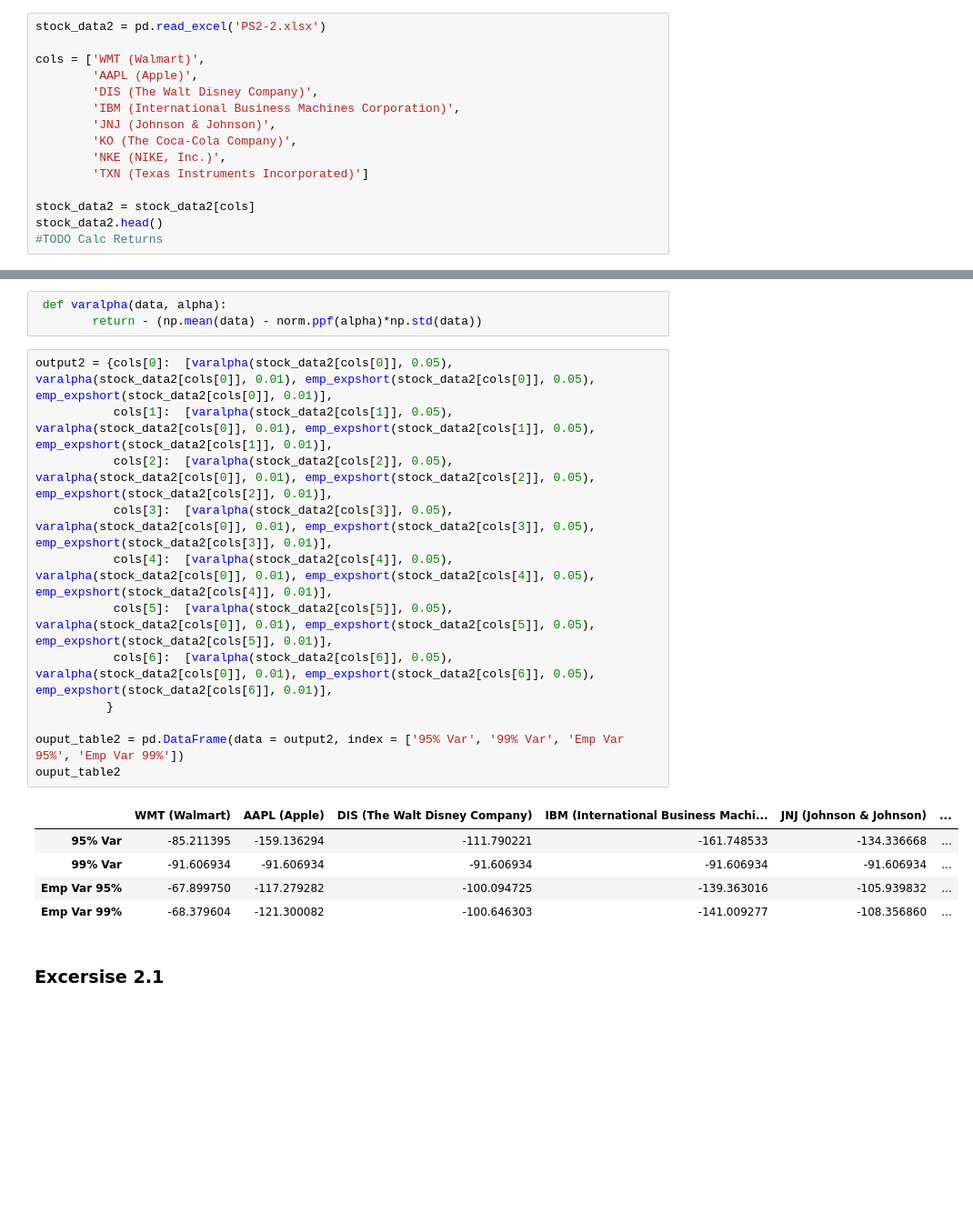
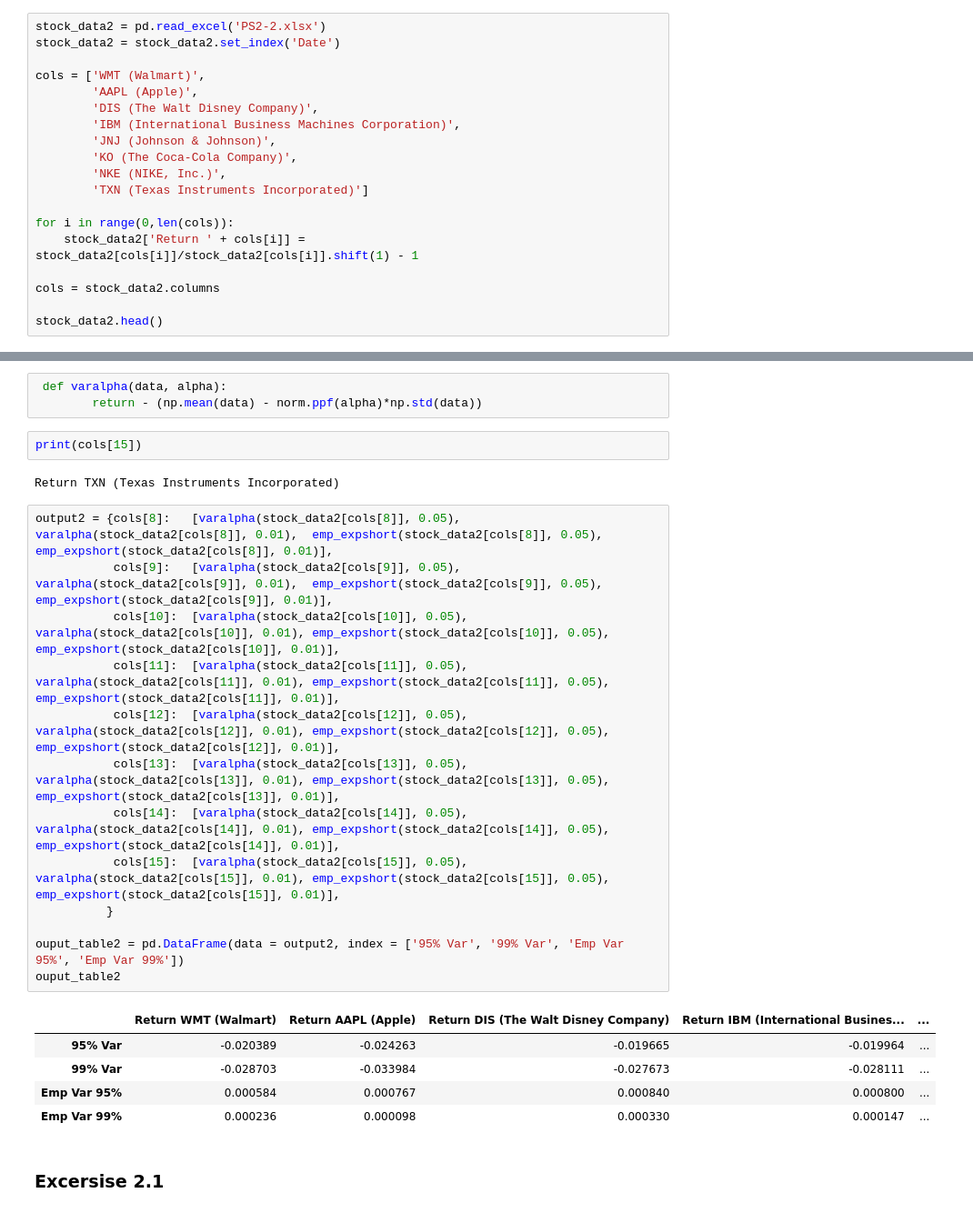
Before and after one commit to Luedman/Theory_of_Finance_Assignments, a Jupyter notebook: Assignment_2/Assignment2.ipynb, the cells around one changed output, grey strips where cells are left out. Shown at 91% size. Drawn from its saved outputs; the diff is of its cells as text; blank space fills up the shorter version.

```diff
--- a/Assignment_2/Assignment2.ipynb
+++ b/Assignment_2/Assignment2.ipynb
@@ -167,6 +164,7 @@ plt.show()
 ### Excersise 2
 # %%
 stock_data2 = pd.read_excel('PS2-2.xlsx')
+stock_data2 = stock_data2.set_index('Date')
 
 cols = ['WMT (Walmart)',
         'AAPL (Apple)',
@@ -177,8 +175,11 @@ cols = ['WMT (Walmart)',
         'NKE (NIKE, Inc.)',
         'TXN (Texas Instruments Incorporated)']
 
-stock_data2 = stock_data2[cols]
+for i in range(0,len(cols)):
+    stock_data2['Return ' + cols[i]] = stock_data2[cols[i]]/stock_data2[cols[i]].shift(1) - 1
+
+cols = stock_data2.columns
+
 stock_data2.head()
-#TODO Calc Returns
 # %% [output]
 |  | WMT (Walmart) | AAPL (Apple) | DIS (The Walt Disney Company) | IBM (International Business Machi... | JNJ (Johnson & Johnson) | ... |
@@ -192,24 +194,29 @@ stock_data2.head()
 # %%
  def varalpha(data, alpha):
         return - (np.mean(data) - norm.ppf(alpha)*np.std(data))
+# %%
+print(cols[15])
+# %% [output]
+Return TXN (Texas Instruments Incorporated)
 # %%
-output2 = {cols[0]:  [varalpha(stock_data2[cols[0]], 0.05), varalpha(stock_data2[cols[0]], 0.01), emp_expshort(stock_data2[cols[0]], 0.05), emp_expshort(stock_data2[cols[0]], 0.01)],
-           cols[1]:  [varalpha(stock_data2[cols[1]], 0.05), varalpha(stock_data2[cols[0]], 0.01), emp_expshort(stock_data2[cols[1]], 0.05), emp_expshort(stock_data2[cols[1]], 0.01)],
-           cols[2]:  [varalpha(stock_data2[cols[2]], 0.05), varalpha(stock_data2[cols[0]], 0.01), emp_expshort(stock_data2[cols[2]], 0.05), emp_expshort(stock_data2[cols[2]], 0.01)],
-           cols[3]:  [varalpha(stock_data2[cols[3]], 0.05), varalpha(stock_data2[cols[0]], 0.01), emp_expshort(stock_data2[cols[3]], 0.05), emp_expshort(stock_data2[cols[3]], 0.01)],
-           cols[4]:  [varalpha(stock_data2[cols[4]], 0.05), varalpha(stock_data2[cols[0]], 0.01), emp_expshort(stock_data2[cols[4]], 0.05), emp_expshort(stock_data2[cols[4]], 0.01)],
-           cols[5]:  [varalpha(stock_data2[cols[5]], 0.05), varalpha(stock_data2[cols[0]], 0.01), emp_expshort(stock_data2[cols[5]], 0.05), emp_expshort(stock_data2[cols[5]], 0.01)],
-           cols[6]:  [varalpha(stock_data2[cols[6]], 0.05), varalpha(stock_data2[cols[0]], 0.01), emp_expshort(stock_data2[cols[6]], 0.05), emp_expshort(stock_data2[cols[6]], 0.01)],
+output2 = {cols[8]:   [varalpha(stock_data2[cols[8]], 0.05),  varalpha(stock_data2[cols[8]], 0.01),  emp_expshort(stock_data2[cols[8]], 0.05),  emp_expshort(stock_data2[cols[8]], 0.01)],
+           cols[9]:   [varalpha(stock_data2[cols[9]], 0.05),  varalpha(stock_data2[cols[9]], 0.01),  emp_expshort(stock_data2[cols[9]], 0.05),  emp_expshort(stock_data2[cols[9]], 0.01)],
+           cols[10]:  [varalpha(stock_data2[cols[10]], 0.05), varalpha(stock_data2[cols[10]], 0.01), emp_expshort(stock_data2[cols[10]], 0.05), emp_expshort(stock_data2[cols[10]], 0.01)],
+           cols[11]:  [varalpha(stock_data2[cols[11]], 0.05), varalpha(stock_data2[cols[11]], 0.01), emp_expshort(stock_data2[cols[11]], 0.05), emp_expshort(stock_data2[cols[11]], 0.01)],
+           cols[12]:  [varalpha(stock_data2[cols[12]], 0.05), varalpha(stock_data2[cols[12]], 0.01), emp_expshort(stock_data2[cols[12]], 0.05), emp_expshort(stock_data2[cols[12]], 0.01)],
+           cols[13]:  [varalpha(stock_data2[cols[13]], 0.05), varalpha(stock_data2[cols[13]], 0.01), emp_expshort(stock_data2[cols[13]], 0.05), emp_expshort(stock_data2[cols[13]], 0.01)],
+           cols[14]:  [varalpha(stock_data2[cols[14]], 0.05), varalpha(stock_data2[cols[14]], 0.01), emp_expshort(stock_data2[cols[14]], 0.05), emp_expshort(stock_data2[cols[14]], 0.01)],
+           cols[15]:  [varalpha(stock_data2[cols[15]], 0.05), varalpha(stock_data2[cols[15]], 0.01), emp_expshort(stock_data2[cols[15]], 0.05), emp_expshort(stock_data2[cols[15]], 0.01)],
           }
 
 ouput_table2 = pd.DataFrame(data = output2, index = ['95% Var', '99% Var', 'Emp Var 95%', 'Emp Var 99%'])
 ouput_table2
 # %% [output]
-|  | WMT (Walmart) | AAPL (Apple) | DIS (The Walt Disney Company) | IBM (International Business Machi... | JNJ (Johnson & Johnson) | ... |
-| 95% Var | -85.211395 | -159.136294 | -111.790221 | -161.748533 | -134.336668 | ... |
-| 99% Var | -91.606934 | -91.606934 | -91.606934 | -91.606934 | -91.606934 | ... |
-| Emp Var 95% | -67.899750 | -117.279282 | -100.094725 | -139.363016 | -105.939832 | ... |
-| Emp Var 99% | -68.379604 | -121.300082 | -100.646303 | -141.009277 | -108.356860 | ... |
+|  | Return WMT (Walmart) | Return AAPL (Apple) | Return DIS (The Walt Disney Company) | Return IBM (International Busines... | ... |
+| 95% Var | -0.020389 | -0.024263 | -0.019665 | -0.019964 | ... |
+| 99% Var | -0.028703 | -0.033984 | -0.027673 | -0.028111 | ... |
+| Emp Var 95% | 0.000584 | 0.000767 | 0.000840 | 0.000800 | ... |
+| Emp Var 99% | 0.000236 | 0.000098 | 0.000330 | 0.000147 | ... |
 # %% [markdown]
 ### Excersise 2.1
 # %%
```
Also changed, not shown: parts of 4 cells of this notebook.
